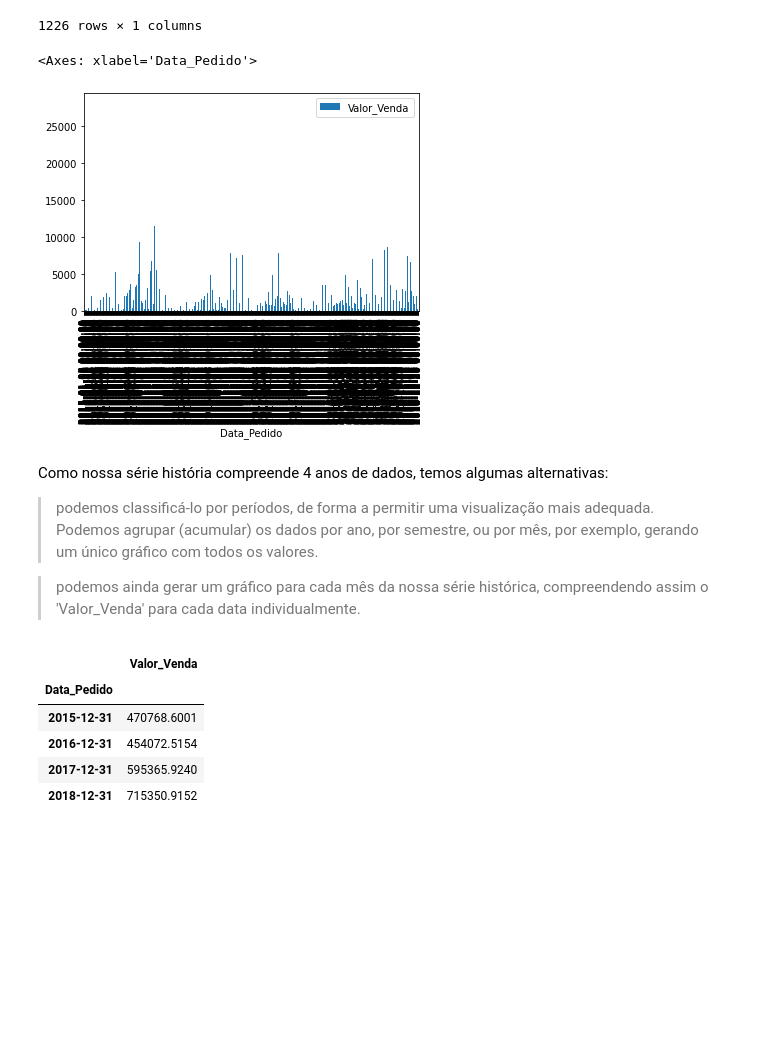
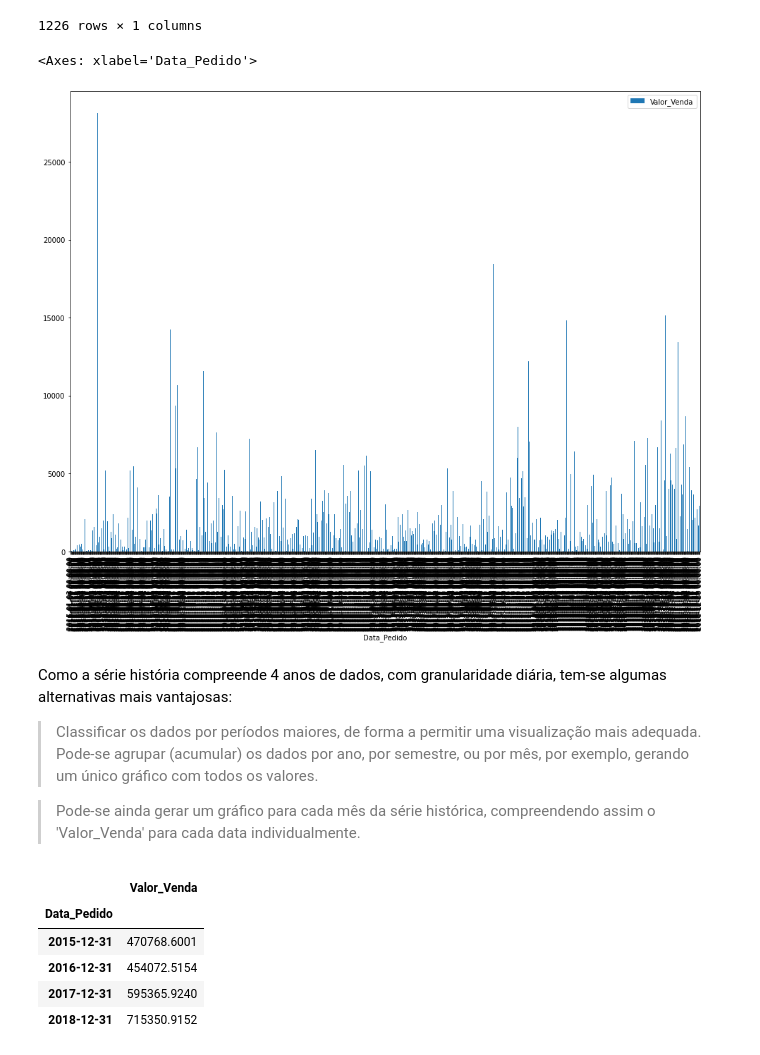
Before and after one commit to nettorobson/jupyter_varejo, a Jupyter notebook: projeto-varejo.ipynb, the cells around one changed output. Drawn from its saved outputs; the diff is of its cells as text; code cells hidden in the pictures; blank space fills up the shorter version.

```diff
--- a/projeto-varejo.ipynb
+++ b/projeto-varejo.ipynb
@@ -244,15 +250,16 @@ df_data.sort_values(by='Data_Pedido')
 | 2018-12-30 | 713.7900 |
 1226 rows × 1 columns
 # %%
-# Se fossemos fazer um único gráfico simples a partir dessa Series, ficaria muito poluido.
-df_data.plot.bar()
+# Se fosse plotado um único gráfico simples a partir dessa Series, ele ficaria muito poluido devido à alta...
+# ...granularidade dos dados, conforme exemplos abaixo:
+df_data.plot.bar(figsize=(16,12))
 # %% [output]
 <Axes: xlabel='Data_Pedido'>
-[figure, old version]
+[figure, new version]
 # %% [markdown]
-Como nossa série história compreende 4 anos de dados, temos algumas alternativas:
+Como a série história compreende 4 anos de dados, com granularidade diária, tem-se algumas alternativas mais vantajosas:
 
-> podemos classificá-lo por períodos, de forma a permitir uma visualização mais adequada. Podemos agrupar (acumular) os dados por ano, por semestre, ou por mês, por exemplo, gerando um único gráfico com todos os valores.
+> Classificar os dados por períodos maiores, de forma a permitir uma visualização mais adequada. Pode-se agrupar (acumular) os dados por ano, por semestre, ou por mês, por exemplo, gerando um único gráfico com todos os valores.
 
-> podemos ainda gerar um gráfico para cada mês da nossa série histórica, compreendendo assim o 'Valor_Venda' para cada data individualmente.
+> Pode-se ainda gerar um gráfico para cada mês da série histórica, compreendendo assim o 'Valor_Venda' para cada data individualmente.
 # %%
```
Also changed, not shown: parts of 52 cells of this notebook.
